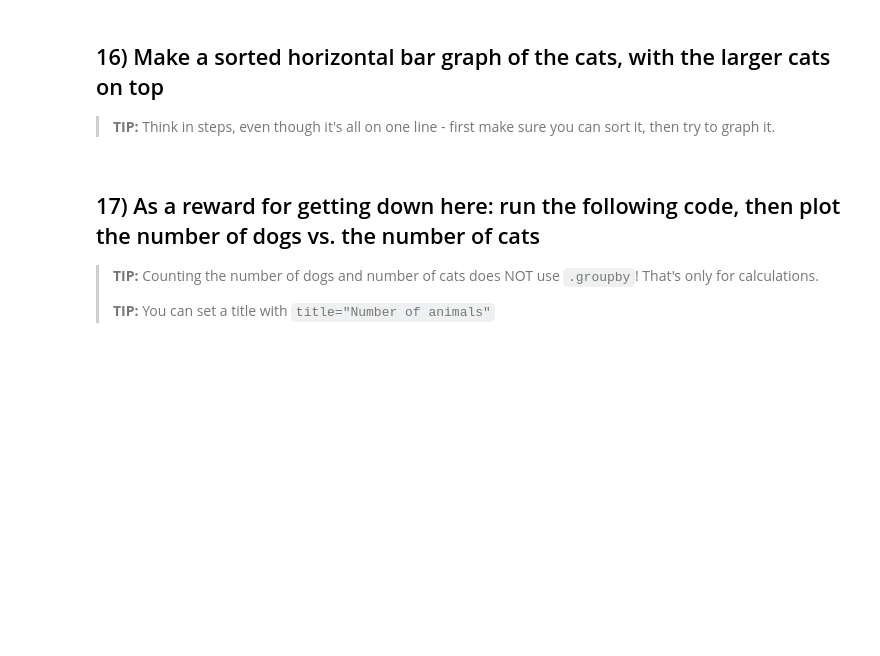
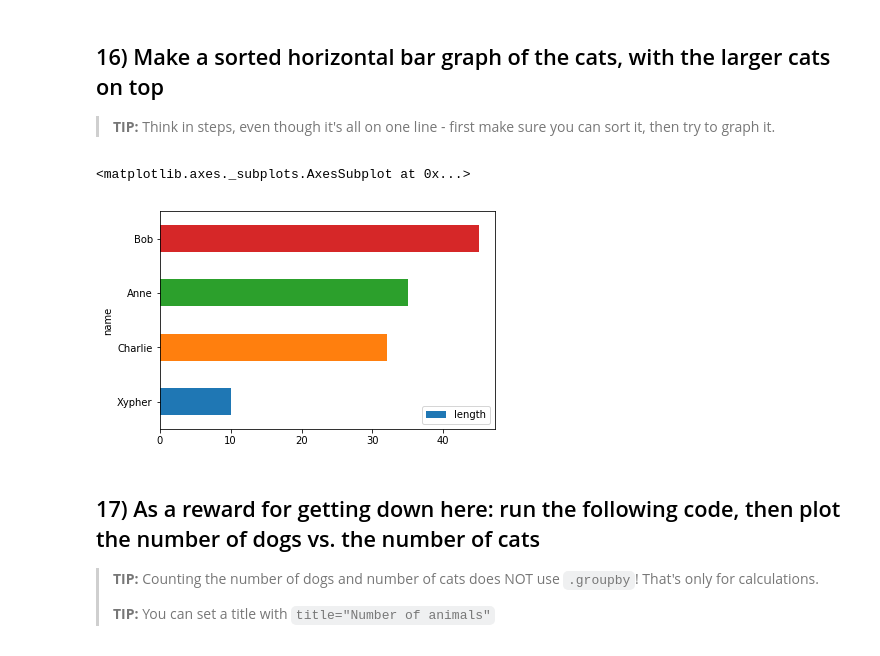
Before and after one commit to xeophin/lede-foundations, a Jupyter notebook: 05-homework/01-Animals.ipynb, the cells around one changed output. Drawn from its saved outputs; the diff is of its cells as text; code cells hidden in the pictures; blank space fills up the shorter version.

```diff
--- a/05-homework/01-Animals.ipynb
+++ b/05-homework/01-Animals.ipynb
@@ -44,3 +105,5 @@ You only need one command to do this
 This is the same as listing them, but you just save the result to a variable instead of looking at it. Be sure to use `.head()` to make sure your data looks right.
 
 Once you do this, every time you use `cats` you'll only be talking about the cats, and same for the dogs.
+# %%
+cats = df[df['animal'] == 'cat']
@@ -78,6 +196,12 @@ We didn't talk about how to make a histogram in class! It **does not** use `plot
 ## 16) Make a sorted horizontal bar graph of the cats, with the larger cats on top
 
 > **TIP:** Think in steps, even though it's all on one line - first make sure you can sort it, then try to graph it.
+# %%
+cats.sort_values(by='length', ascending=True).plot(kind='barh', y='length',
+                                                    x='name')
+# %% [output]
+<matplotlib.axes._subplots.AxesSubplot at 0x...>
+[figure, added]
 # %% [markdown]
 ## 17) As a reward for getting down here: run the following code, then plot the number of dogs vs. the number of cats
 
```
Also changed, not shown: parts of 22 cells of this notebook.
